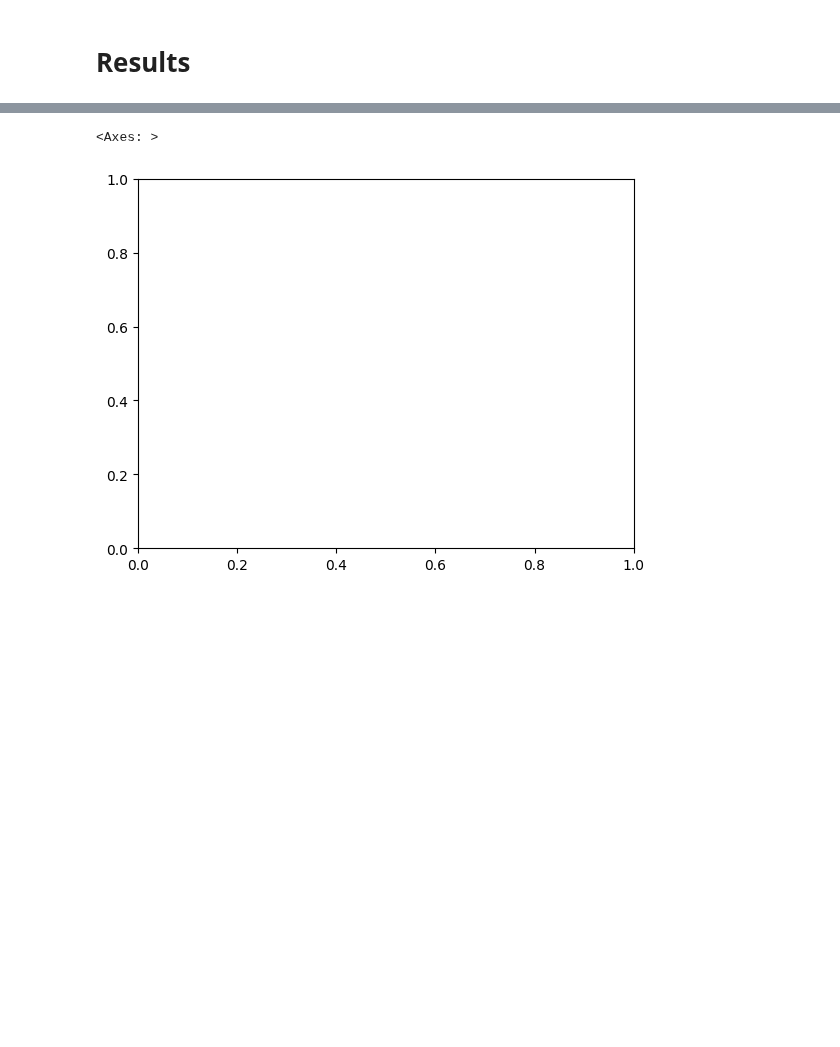
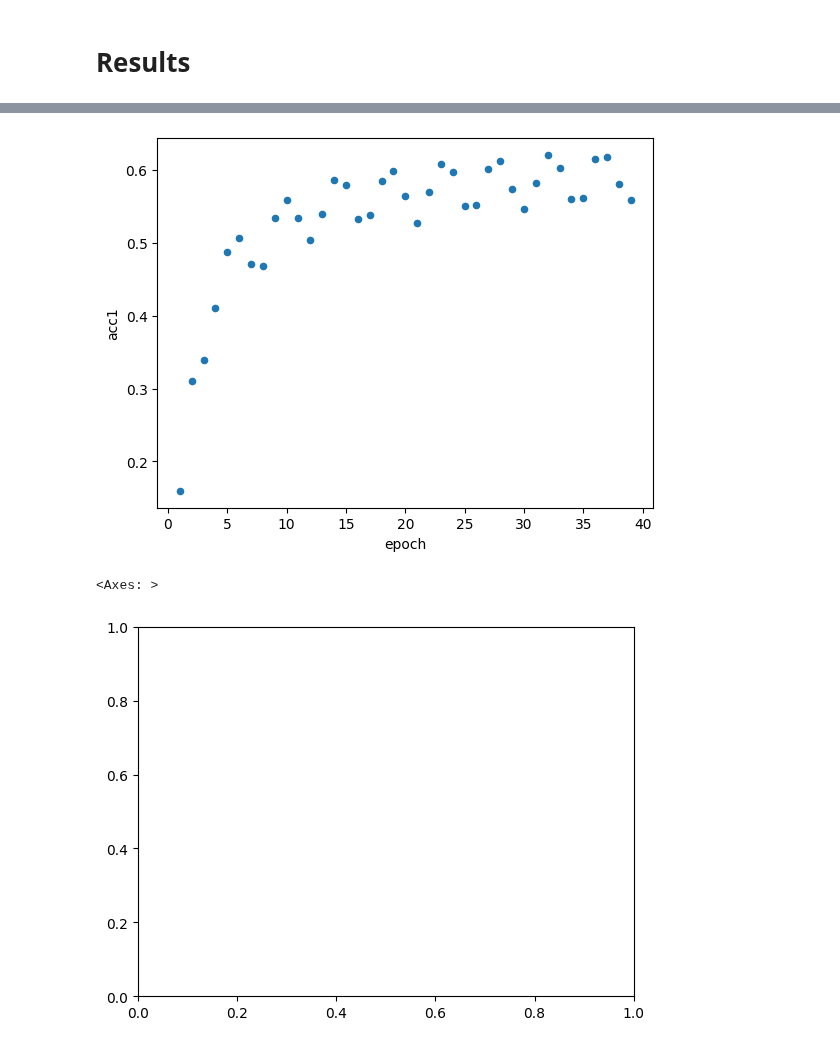
Before and after one commit to SLAMPAI/open_clip_scaling, a Jupyter notebook: results.ipynb, the cells around one changed output, grey strips where cells are left out. Saved outputs shown, nothing was run; the diff lists cells and outputs as text; code cells hidden in the pictures; blank space fills up the shorter version.

```diff
--- a/results.ipynb
+++ b/results.ipynb
@@ -114,0 +303,3 @@ d[[metric] + cols].sort_values(by=metric, ascending=False).round(4)
+# %%
+d.plot(x='epoch', y=metric, kind='scatter')
+# %% [output]
@@ -115,3 +307,4 @@ d[[metric] + cols].sort_values(by=metric, ascending=False).round(4)
+[figure, added]
 # %%
 d = results[results.total_epochs==results.epoch].copy()
 ds = 'wds/imagenet1k'
```
Also changed, not shown: parts of 15 cells of this notebook.
